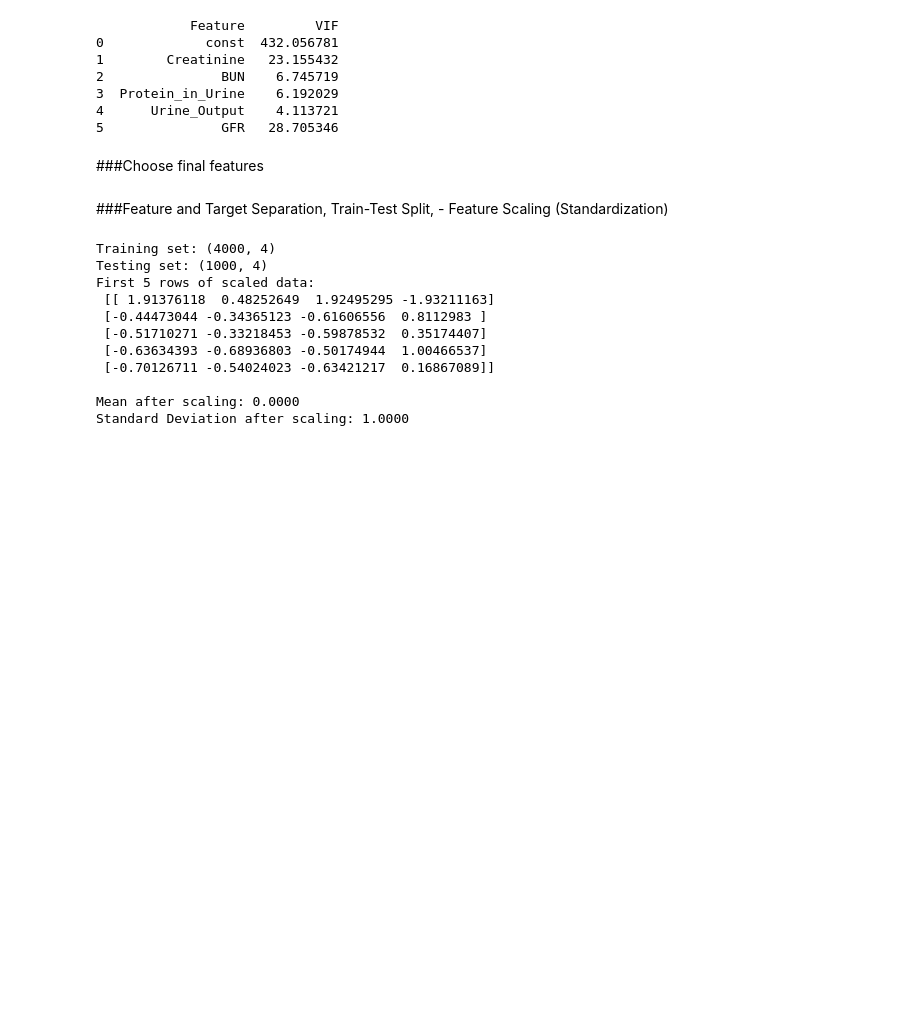
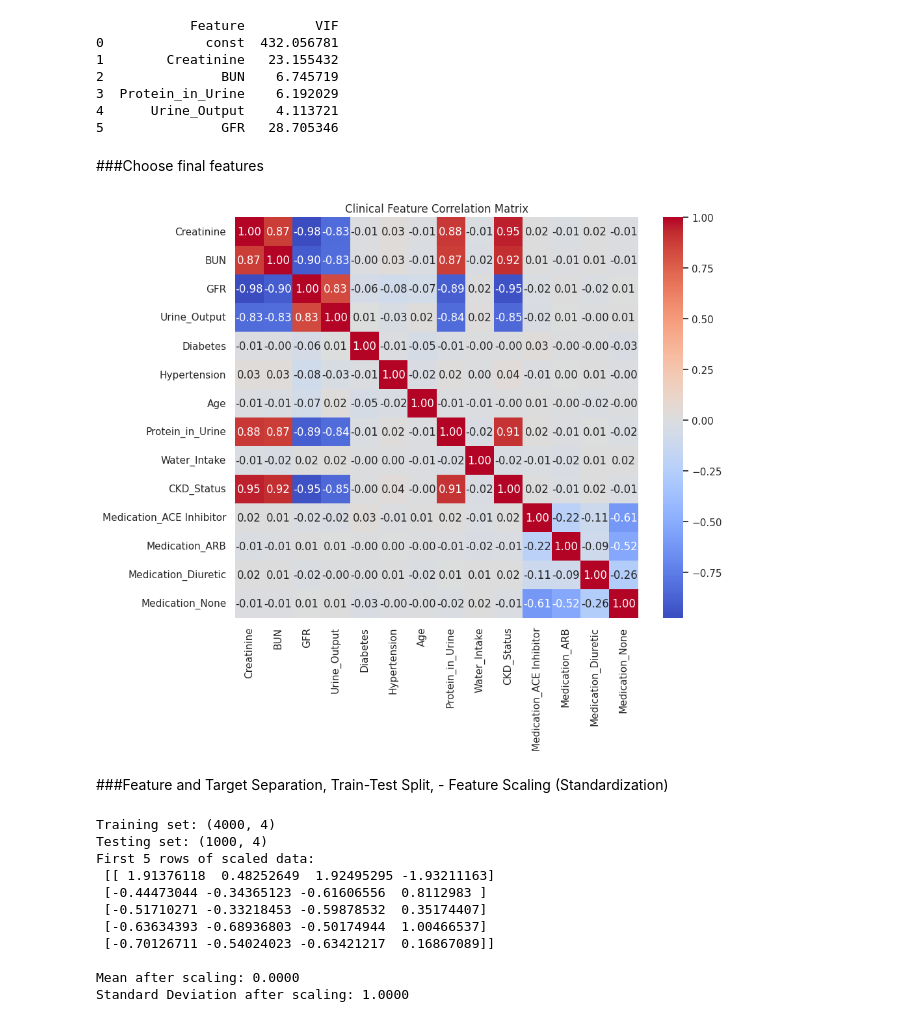
Before and after one commit to trLynn/ckd_prediction_model, a Jupyter notebook: CKD(Logistic_Regression).ipynb, the cells around one changed output. Cells and saved outputs as stored; diff of their text form; code cells hidden in the pictures; blank space fills up the shorter version.

```diff
--- a/CKD(Logistic_Regression).ipynb
+++ b/CKD(Logistic_Regression).ipynb
@@ -348,6 +347,18 @@ print(vif_data)
 5               GFR   28.705346
 # %% [markdown]
 ###Choose final features
+# %%
+# Ensure df exists before plotting
+if 'df' in globals():
+    plt.figure(figsize=(10,8))
+    sns.heatmap(df.corr(), annot=True, cmap='coolwarm', fmt='.2f')
+    plt.title('Clinical Feature Correlation Matrix')
+    plt.savefig('correlation_heatmap.png', dpi=300)
+    plt.show()
+else:
+    print("Error: DataFrame 'df' is not defined. Please run the data loading cells first.")
+# %% [output]
+[figure, added]
 # %%
 final_features = ['Creatinine', 'BUN', 'Protein_in_Urine', 'Urine_Output']
 X_final = df[final_features]
```
Also changed, not shown: parts of 8 cells of this notebook.
